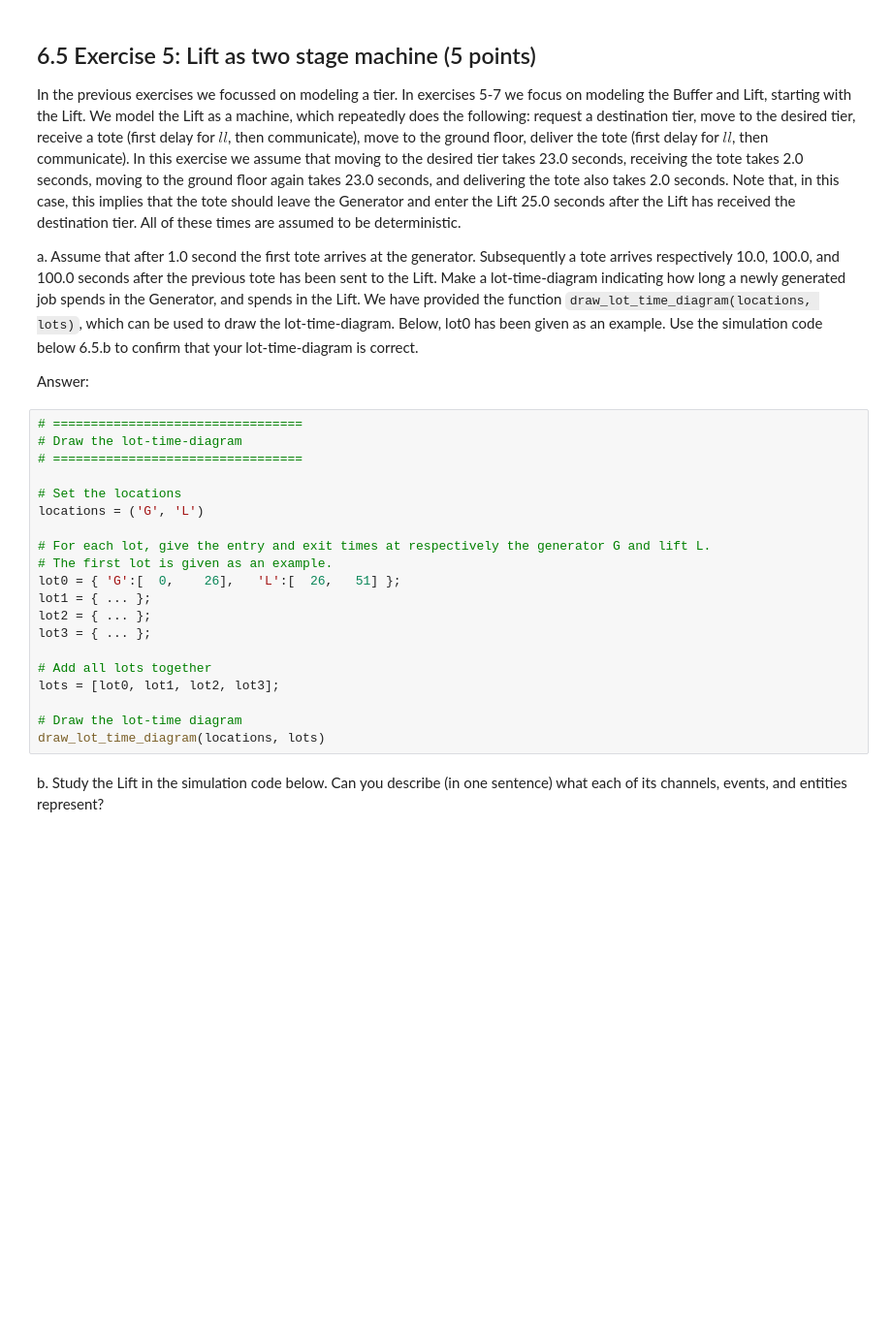
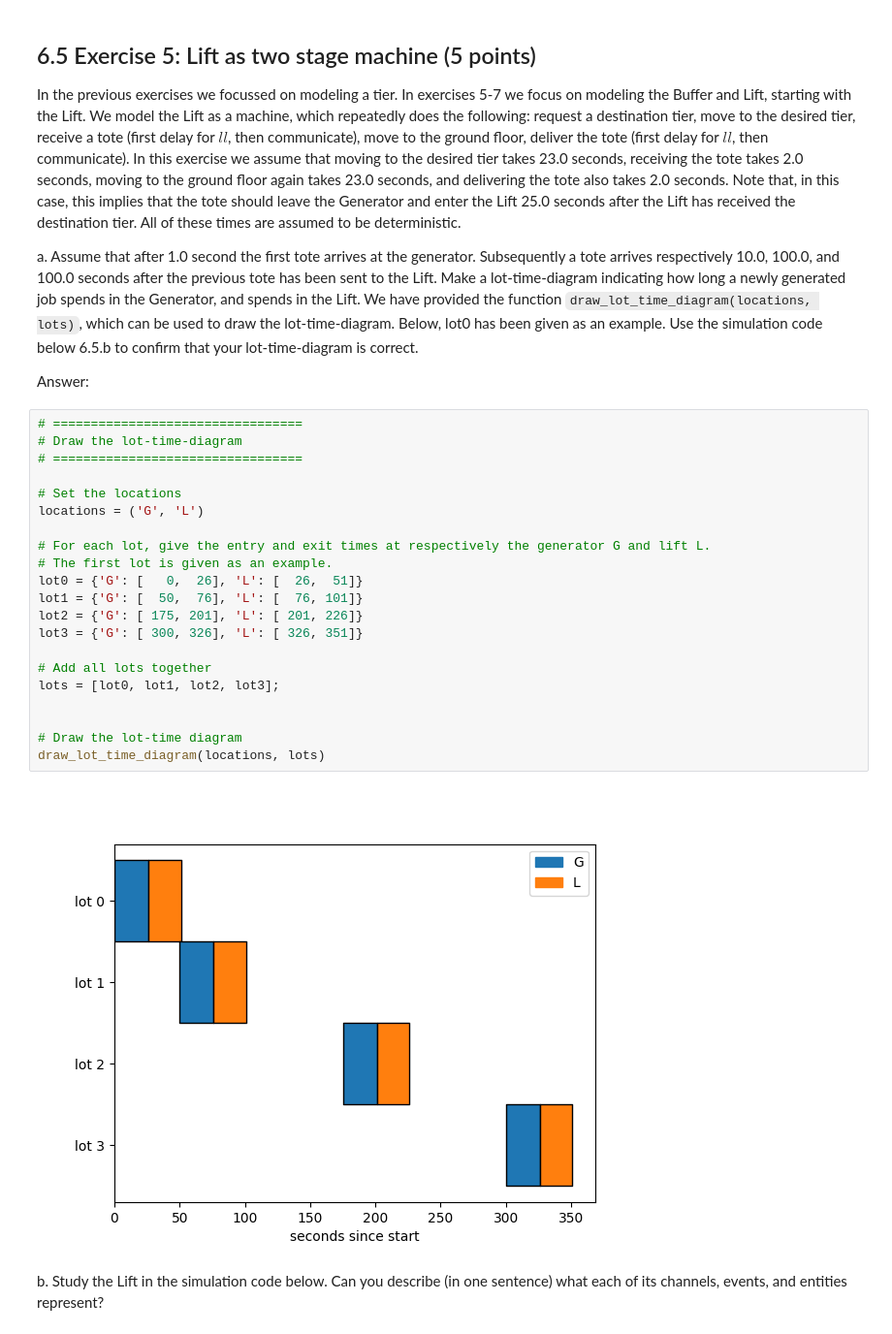
Before and after one commit to tychobrouwer/4DC10-AVS-RS-system, a Jupyter notebook: Assignment.ipynb, the cells around one changed output. Shown at 97% size. Saved outputs shown, nothing was run; the diff lists cells and outputs as text; blank space fills up the shorter version.

```diff
--- a/Assignment.ipynb
+++ b/Assignment.ipynb
@@ -522,22 +536,25 @@ Answer:
 # %%
 # =================================
 # Draw the lot-time-diagram
 # =================================
 
 # Set the locations
 locations = ('G', 'L')
 
 # For each lot, give the entry and exit times at respectively the generator G and lift L.
 # The first lot is given as an example.
-lot0 = { 'G':[  0,    26],   'L':[  26,   51] };
-lot1 = { ... };
-lot2 = { ... };
-lot3 = { ... };
+lot0 = {'G': [   0,  26], 'L': [  26,  51]}
+lot1 = {'G': [  50,  76], 'L': [  76, 101]}
+lot2 = {'G': [ 175, 201], 'L': [ 201, 226]}
+lot3 = {'G': [ 300, 326], 'L': [ 326, 351]}
 
 # Add all lots together
 lots = [lot0, lot1, lot2, lot3];
 
+
 # Draw the lot-time diagram
 draw_lot_time_diagram(locations, lots)
+# %% [output]
+[figure, added]
 # %% [markdown]
 b. 	Study the Lift in the simulation code below. Can you describe (in one sentence) what each of its channels, events, and entities represent?
```
Also changed, not shown: parts of 7 cells of this notebook.
